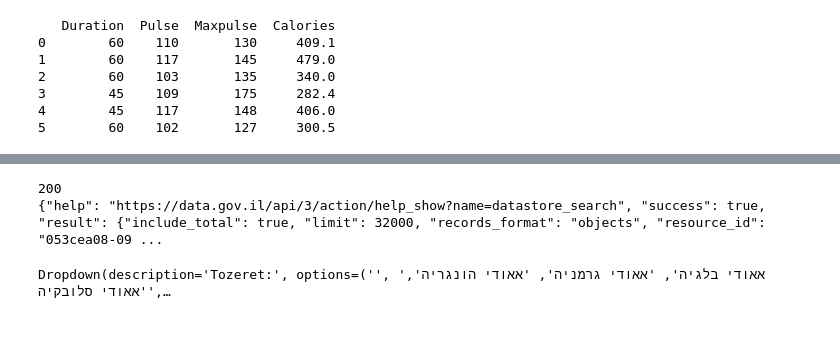
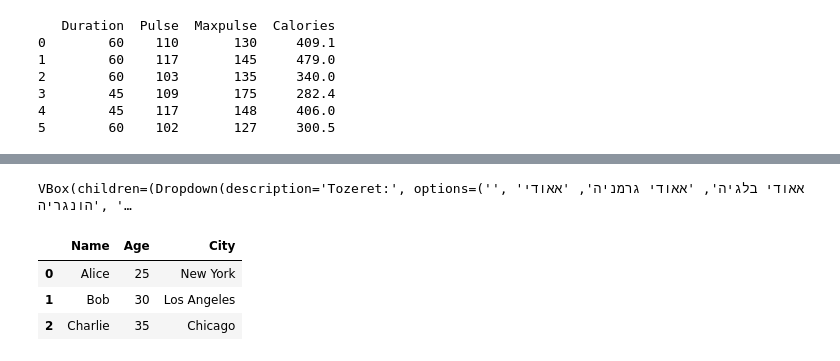
Before and after one commit to AMJAD-CODE/Cloud-computing, a Jupyter notebook: Lab_4_cloud.ipynb, the cells around one changed output, grey strips where cells are left out. Saved outputs shown, nothing was run; the diff lists cells and outputs as text; code cells hidden in the pictures; blank space fills up the shorter version.

```diff
--- a/Lab_4_cloud.ipynb
+++ b/Lab_4_cloud.ipynb
@@ -72,7 +81,6 @@ fig.show()
 # %% [output]
 [interactive output not drawn]
 # %%
-from os.path import join
 import requests
 import pandas as pd
 import ipywidgets as widgets
@@ -83,13 +91,8 @@ url = 'https://data.gov.il/api/3/action/datastore_search?resource_id=053cea08-09
 pd.set_option("display.max_columns", None)
 
 response = requests.get(url)
-print(response.status_code)
-print(response.text[:300])
-
 
 data = response.json()
-df = pd.DataFrame(data)
-
 data_df = pd.DataFrame(data['result']['records'])
 
 
@@ -99,8 +102,50 @@ manufacturer = widgets.Dropdown(
     options=[''] + sorted(data_df['tozeret_nm'].unique()),
     description='Tozeret:'
 )
-display(manufacturer)
+
+kinuy_mishari = widgets.Dropdown(
+    options=[''],
+    description='Kinuy Mishari:'
+)
+output_area = widgets.Output()
+
+# When the manufacturer changes, show only that manufacturer's models
+def update_kinuy(change):
+    if change['new']:
+        models = data_df[data_df['tozeret_nm'] == change['new']]['kinuy_mishari'].unique()
+        kinuy_mishari.options = [''] + sorted(models)
+    else:
+        kinuy_mishari.options = ['']
+
+# When the model changes, print the results
+def update_output(change):
+    output_area.clear_output()
+    t, k = manufacturer.value, kinuy_mishari.value
+    with output_area:
+        if t and k:
+            f = data_df[(data_df['tozeret_nm'] == t) & (data_df['kinuy_mishari'] == k)]
+            gimur = f['ramat_gimur'].dropna().unique()
+            print(f"Total Records: {len(f)}")
+            print(f"Unique Ramat Gimur: {', '.join(gimur) if len(gimur) else 'None'}")
+
+manufacturer.observe(update_kinuy, names='value')
+kinuy_mishari.observe(update_output, names='value')
+
+display(widgets.VBox([manufacturer, kinuy_mishari, output_area]))
 # %% [output]
-200
-{"help": "https://data.gov.il/api/3/action/help_show?name=datastore_search", "success": true, "result": {"include_total": true, "limit": 32000, "records_format": "objects", "resource_id": "053cea08-09 ...
+VBox(children=(Dropdown(description='Tozeret:', options=('', 'אאודי בלגיה', 'אאודי גרמניה', 'אאודי הונגריה', '…
-Dropdown(description='Tozeret:', options=('', 'אאודי בלגיה', 'אאודי גרמניה', 'אאודי הונגריה', 'אאודי סלובקיה',…
+# %%
+# Create a simple DataFrame
+data = {
+    'Name': ['Alice', 'Bob', 'Charlie'],
+    'Age': [25, 30, 35],
+    'City': ['New York', 'Los Angeles', 'Chicago']
+}
+df = pd.DataFrame(data)
+
+display(df)
+# %% [output]
+|  | Name | Age | City |
+| 0 | Alice | 25 | New York |
+| 1 | Bob | 30 | Los Angeles |
+| 2 | Charlie | 35 | Chicago |
```
Also changed, not shown: parts of 5 cells of this notebook.
